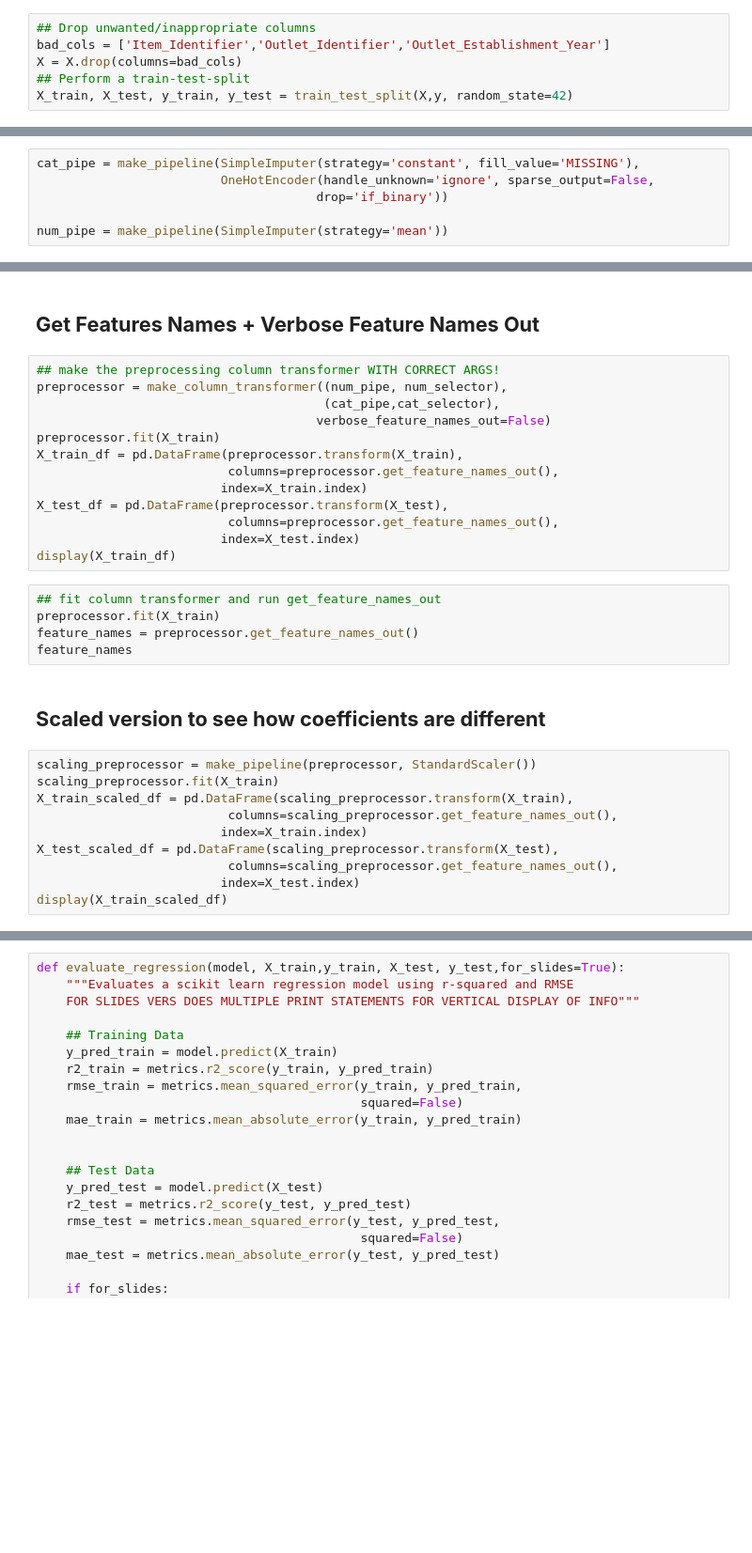
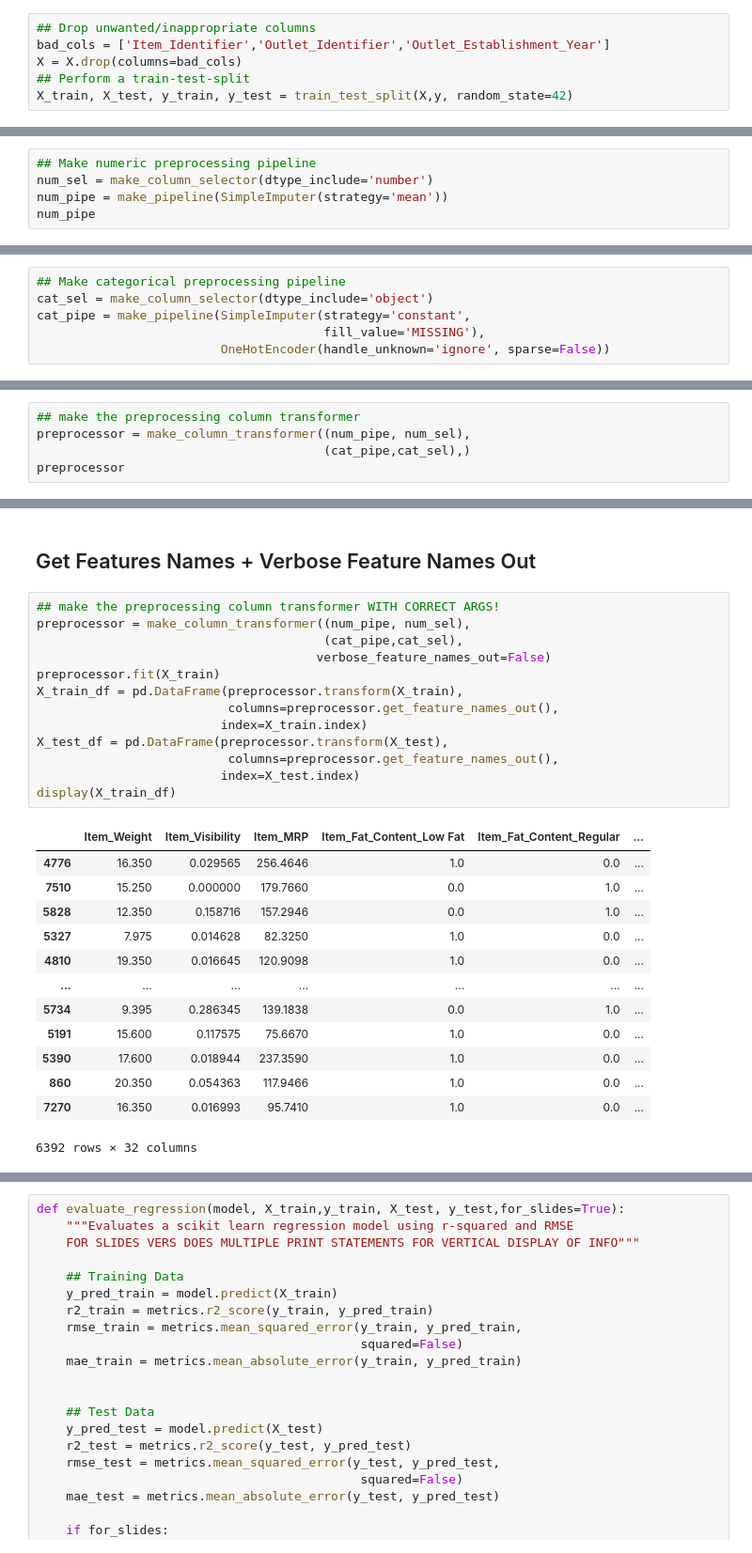
Before and after one commit to Osmayda/Prediction-of-Product-Sales, a Jupyter notebook: Project 1 - Revisited.ipynb, the cells around one changed output, grey strips where cells are left out. Shown at 94% size. Cells and saved outputs as stored; diff of their text form; blank space fills up the shorter version.

```diff
--- a/Project 1 - Revisited.ipynb
+++ b/Project 1 - Revisited.ipynb
@@ -1336,0 +183,5 @@ num_selector(X_train)
+# %%
+## Make numeric preprocessing pipeline
+num_sel = make_column_selector(dtype_include='number')
+num_pipe = make_pipeline(SimpleImputer(strategy='mean'))
+num_pipe
@@ -1337,6 +190,6 @@ num_selector(X_train)
 # %%
-cat_pipe = make_pipeline(SimpleImputer(strategy='constant', fill_value='MISSING'),
-                         OneHotEncoder(handle_unknown='ignore', sparse_output=False,
-                                      drop='if_binary'))
-
-num_pipe = make_pipeline(SimpleImputer(strategy='mean'))
+## Make categorical preprocessing pipeline
+cat_sel = make_column_selector(dtype_include='object')
+cat_pipe = make_pipeline(SimpleImputer(strategy='constant',
+                                       fill_value='MISSING'),
+                         OneHotEncoder(handle_unknown='ignore', sparse=False))
@@ -1346,0 +196,5 @@ preprocessor
+# %%
+## make the preprocessing column transformer
+preprocessor = make_column_transformer((num_pipe, num_sel),
+                                       (cat_pipe,cat_sel),)
+preprocessor
@@ -1347,33 +239,30 @@ preprocessor
 # %% [markdown]
-## **Get Features Names + Verbose Feature Names Out**
+## Get Features Names + Verbose Feature Names Out
 # %%
 ## make the preprocessing column transformer WITH CORRECT ARGS!
-preprocessor = make_column_transformer((num_pipe, num_selector),
-                                       (cat_pipe,cat_selector),
+preprocessor = make_column_transformer((num_pipe, num_sel),
+                                       (cat_pipe,cat_sel),
                                       verbose_feature_names_out=False)
 preprocessor.fit(X_train)
 X_train_df = pd.DataFrame(preprocessor.transform(X_train),
                           columns=preprocessor.get_feature_names_out(),
                          index=X_train.index)
 X_test_df = pd.DataFrame(preprocessor.transform(X_test),
                           columns=preprocessor.get_feature_names_out(),
                          index=X_test.index)
 display(X_train_df)
+# %% [output]
+|  | Item_Weight | Item_Visibility | Item_MRP | Item_Fat_Content_Low Fat | Item_Fat_Content_Regular | ... |
+| 4776 | 16.350 | 0.029565 | 256.4646 | 1.0 | 0.0 | ... |
+| 7510 | 15.250 | 0.000000 | 179.7660 | 0.0 | 1.0 | ... |
+| 5828 | 12.350 | 0.158716 | 157.2946 | 0.0 | 1.0 | ... |
+| 5327 | 7.975 | 0.014628 | 82.3250 | 1.0 | 0.0 | ... |
+| 4810 | 19.350 | 0.016645 | 120.9098 | 1.0 | 0.0 | ... |
+| ... | ... | ... | ... | ... | ... | ... |
+| 5734 | 9.395 | 0.286345 | 139.1838 | 0.0 | 1.0 | ... |
+| 5191 | 15.600 | 0.117575 | 75.6670 | 1.0 | 0.0 | ... |
+| 5390 | 17.600 | 0.018944 | 237.3590 | 1.0 | 0.0 | ... |
+| 860 | 20.350 | 0.054363 | 117.9466 | 1.0 | 0.0 | ... |
+| 7270 | 16.350 | 0.016993 | 95.7410 | 1.0 | 0.0 | ... |
+6392 rows × 32 columns
-# %%
-## fit column transformer and run get_feature_names_out
-preprocessor.fit(X_train)
-feature_names = preprocessor.get_feature_names_out()
-feature_names
-# %% [markdown]
-## **Scaled version to see how coefficients are different**
-# %%
-scaling_preprocessor = make_pipeline(preprocessor, StandardScaler())
-scaling_preprocessor.fit(X_train)
-X_train_scaled_df = pd.DataFrame(scaling_preprocessor.transform(X_train),
-                          columns=scaling_preprocessor.get_feature_names_out(),
-                         index=X_train.index)
-X_test_scaled_df = pd.DataFrame(scaling_preprocessor.transform(X_test),
-                          columns=scaling_preprocessor.get_feature_names_out(),
-                         index=X_test.index)
-display(X_train_scaled_df)
 # %% [markdown]
```
Also changed, not shown: parts of 267 cells of this notebook, 7 other files.
